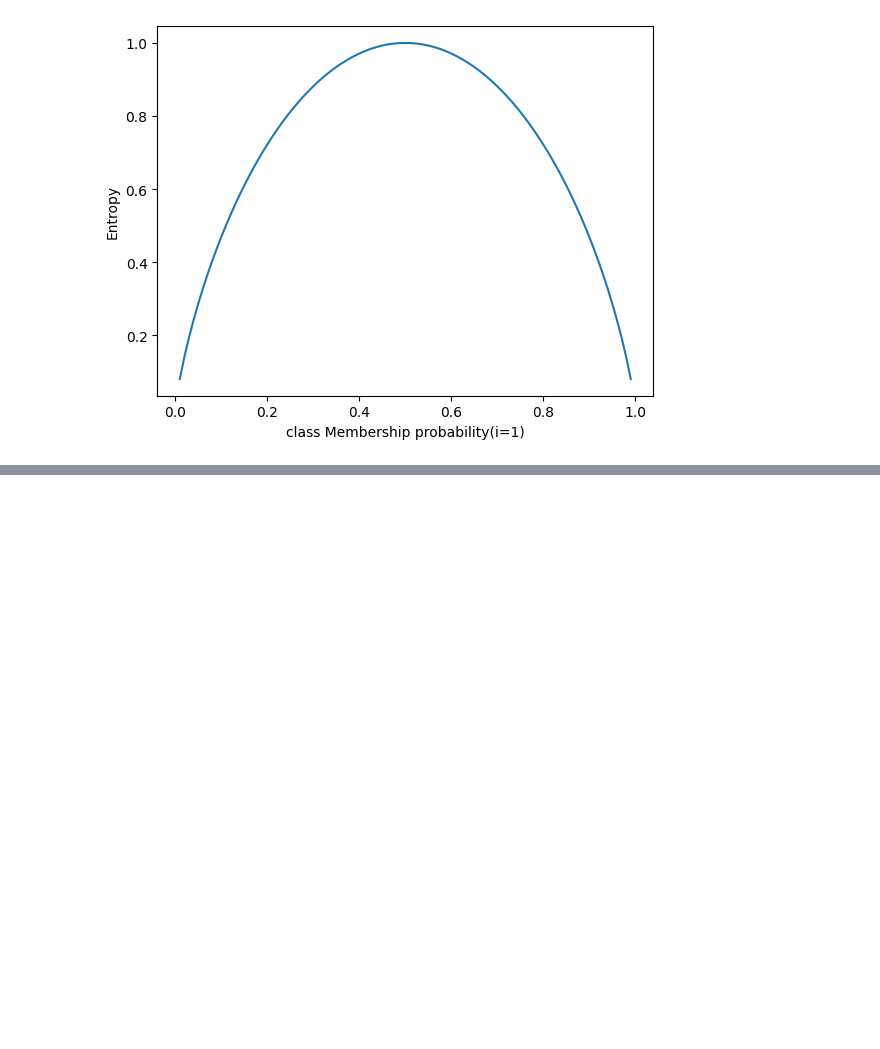
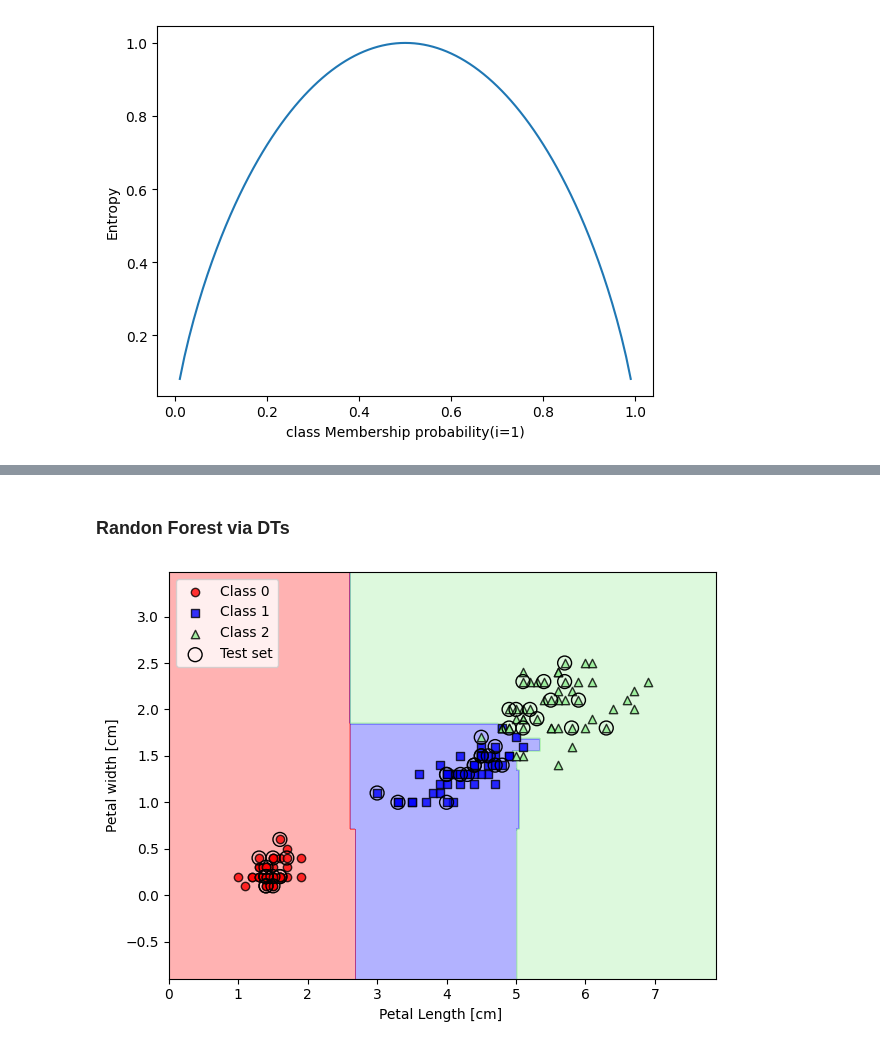
Before and after one commit to MonuSingh16/code-practice-courses-books, a Jupyter notebook: machine-learning-python/ch03-scikit-learn-classifiers.ipynb, the cells around one changed output, grey strips where cells are left out. Saved outputs shown, nothing was run; the diff lists cells and outputs as text; code cells hidden in the pictures; blank space fills up the shorter version.

```diff
--- a/machine-learning-python/ch03-scikit-learn-classifiers.ipynb
+++ b/machine-learning-python/ch03-scikit-learn-classifiers.ipynb
@@ -441,0 +442,19 @@ AttributeError: 'tuple' object has no attribute 'plot'
+# %% [markdown]
+### Randon Forest via DTs
+# %%
+# the size of the bootstrap sample is equal to the number of training examples in the original
+# training dataset, which usually provides a good bias-variance tradeoff
+from sklearn.ensemble import RandomForestClassifier
+
+forest = RandomForestClassifier(n_estimators=25, random_state=1, n_jobs=2)
+# 25 DTs, by deafult Gini Impurity. n_jobs = parallelize the model training using cores of our CPU
+forest.fit(X_train, y_train)
+
+plot_decision_regions(X_combined, y_combined, classifier=forest, test_idx=range(105, 150))
+plt.xlabel('Petal Length [cm] ')
+plt.ylabel('Petal width [cm]')
+plt.legend(loc='upper left')
+plt.tight_layout()
+plt.show()
+# %% [output]
+[figure, added]
```
Also changed, not shown: parts of 12 cells of this notebook.
